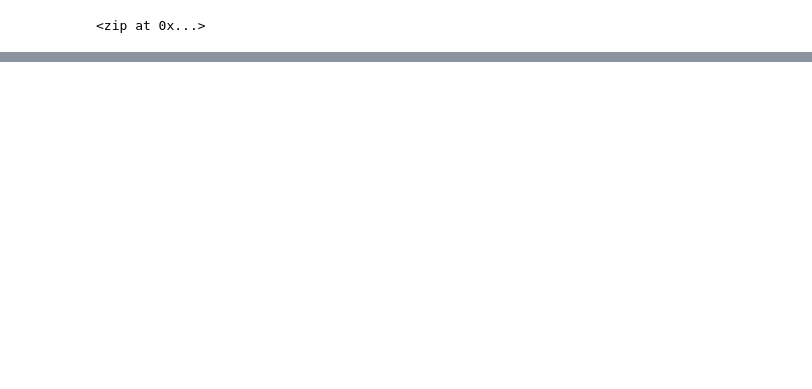
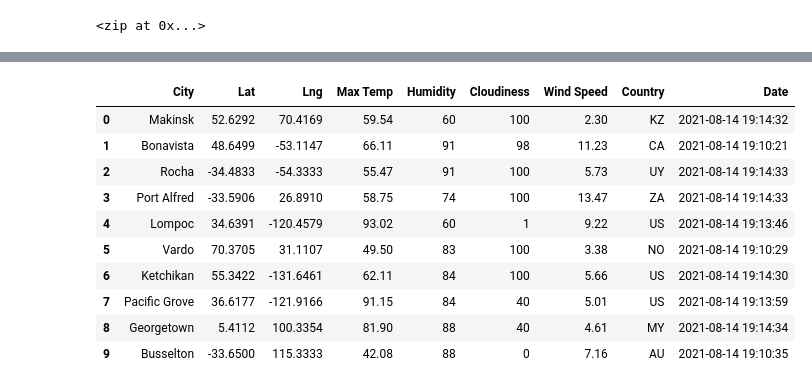
Before and after one commit to sweazysm/World_Weather_Analysis, a Jupyter notebook: WeatherPy.ipynb, the cells around one changed output, grey strips where cells are left out. Cells and saved outputs as stored; diff of their text form; code cells hidden in the pictures; blank space fills up the shorter version.

```diff
--- a/WeatherPy.ipynb
+++ b/WeatherPy.ipynb
@@ -60,0 +154,16 @@ len(cities)
+# %%
+# Convert the array of dictionaries to a Pandas DataFrame.
+city_data_df = pd.DataFrame(city_data)
+city_data_df.head(10)
+# %% [output]
+|  | City | Lat | Lng | Max Temp | Humidity | Cloudiness | Wind Speed | Country | Date |
+| 0 | Makinsk | 52.6292 | 70.4169 | 59.54 | 60 | 100 | 2.30 | KZ | 2021-08-14 19:14:32 |
+| 1 | Bonavista | 48.6499 | -53.1147 | 66.11 | 91 | 98 | 11.23 | CA | 2021-08-14 19:10:21 |
+| 2 | Rocha | -34.4833 | -54.3333 | 55.47 | 91 | 100 | 5.73 | UY | 2021-08-14 19:14:33 |
+| 3 | Port Alfred | -33.5906 | 26.8910 | 58.75 | 74 | 100 | 13.47 | ZA | 2021-08-14 19:14:33 |
+| 4 | Lompoc | 34.6391 | -120.4579 | 93.02 | 60 | 1 | 9.22 | US | 2021-08-14 19:13:46 |
+| 5 | Vardo | 70.3705 | 31.1107 | 49.50 | 83 | 100 | 3.38 | NO | 2021-08-14 19:10:29 |
+| 6 | Ketchikan | 55.3422 | -131.6461 | 62.11 | 84 | 100 | 5.66 | US | 2021-08-14 19:14:30 |
+| 7 | Pacific Grove | 36.6177 | -121.9166 | 91.15 | 84 | 40 | 5.01 | US | 2021-08-14 19:13:59 |
+| 8 | Georgetown | 5.4112 | 100.3354 | 81.90 | 88 | 40 | 4.61 | MY | 2021-08-14 19:14:34 |
+| 9 | Busselton | -33.6500 | 115.3333 | 42.08 | 88 | 0 | 7.16 | AU | 2021-08-14 19:10:35 |
```
Also changed, not shown: parts of 12 cells of this notebook.
